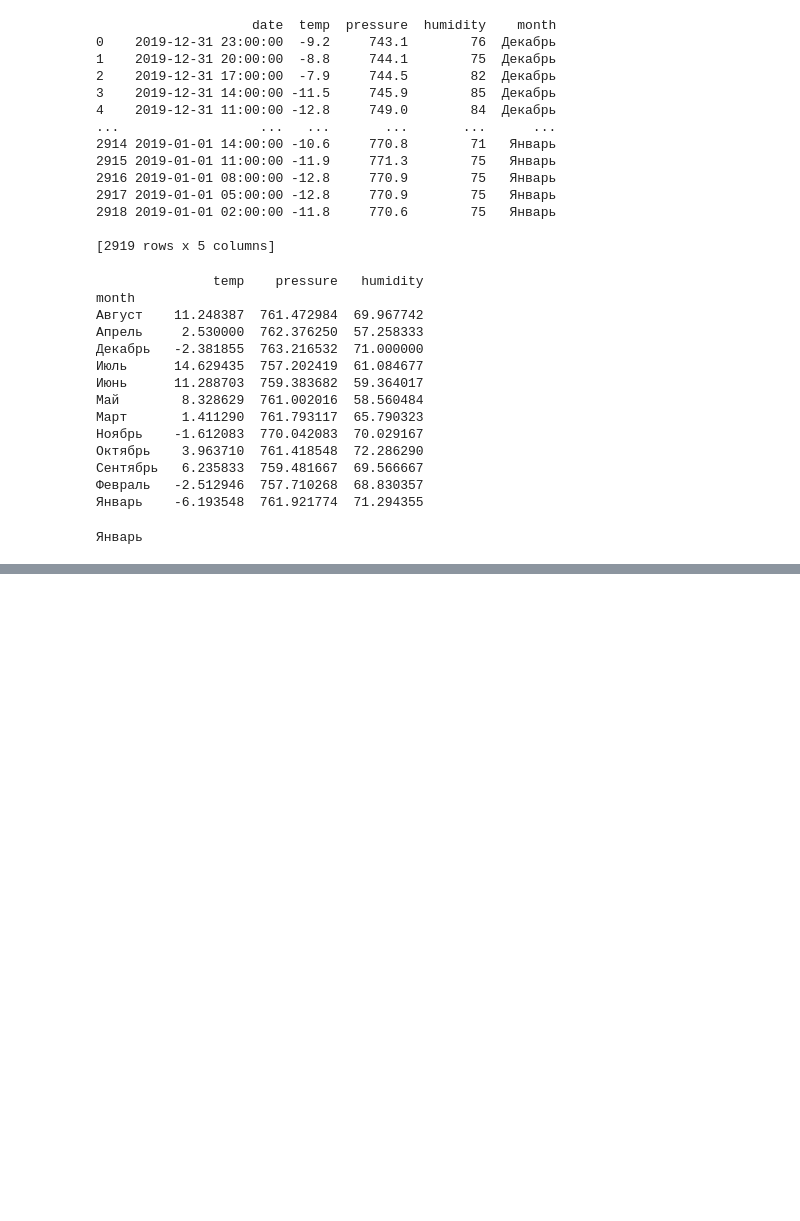
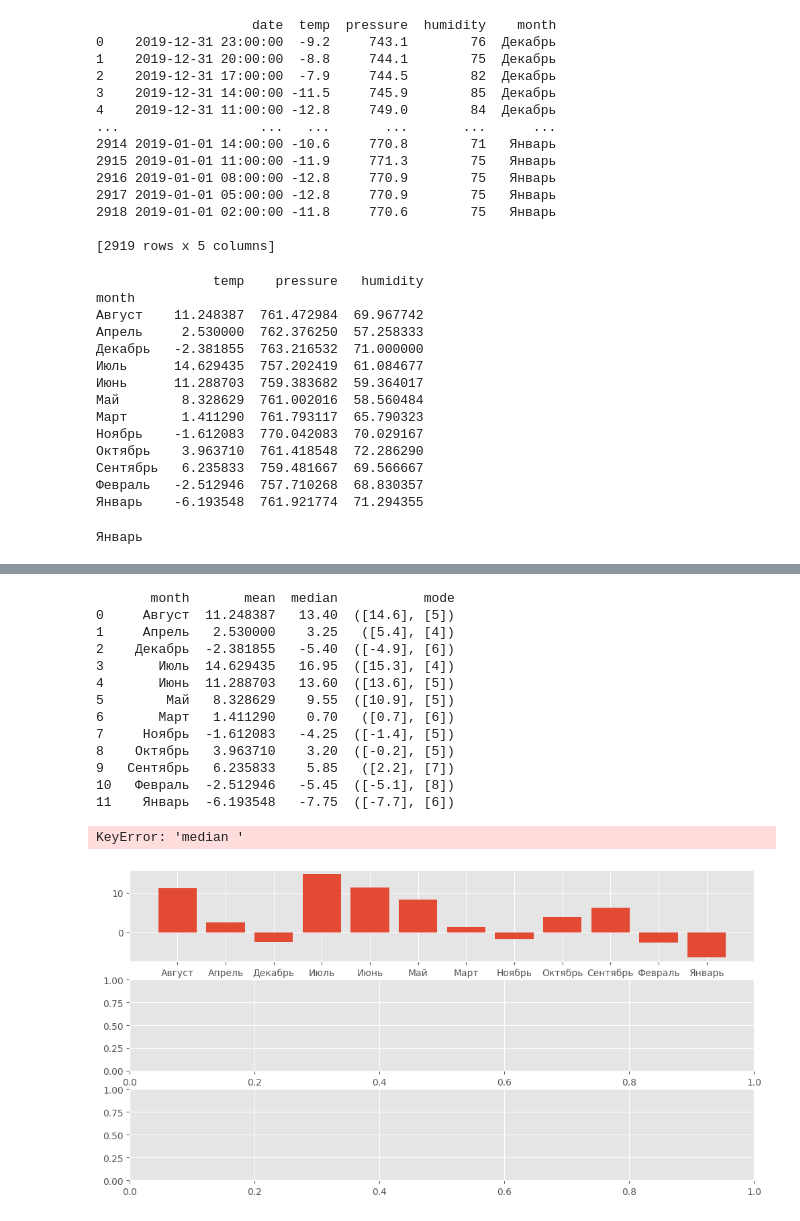
Before and after one commit to ConstantinePluss/Python, a Jupyter notebook: Chapter 4/Глава 4_1.ipynb, the cells around one changed output, grey strips where cells are left out. Drawn from its saved outputs; the diff is of its cells as text; code cells hidden in the pictures; blank space fills up the shorter version.

```diff
--- a/Chapter 4/Глава 4_1.ipynb
+++ b/Chapter 4/Глава 4_1.ipynb
@@ -162,0 +172,8 @@ else:
+# %%
+import matplotlib.pyplot as plt
+import pandas as pd
+import numpy as np
+from scipy import stats
+
+df = df.groupby('month')['temp'].agg([np.mean, np.median, stats.mode])
+print(df)
@@ -162,0 +195,30 @@ else:
+# %%
+df = df.reset_index(level='month')
+# %%
+print(df)
+
+fig, (ax1,ax2, ax3) = plt.subplots(nrows = 3, ncols = 1, figsize = (12,6))
+#fig.set_figwidth(12)
+#fig.set_figheight(6)
+
+
+ax1.bar(df['month'], df['mean'])
+ax2.bar(df['month'], df['median'])
+ax3.bar(df['month'], df['median'])
+plt.show()
+# %% [output]
+       month       mean  median           mode
+0     Август  11.248387   13.40  ([14.6], [5])
+1     Апрель   2.530000    3.25   ([5.4], [4])
+2    Декабрь  -2.381855   -5.40  ([-4.9], [6])
+3       Июль  14.629435   16.95  ([15.3], [4])
+4       Июнь  11.288703   13.60  ([13.6], [5])
+5        Май   8.328629    9.55  ([10.9], [5])
+6       Март   1.411290    0.70   ([0.7], [6])
+7     Ноябрь  -1.612083   -4.25  ([-1.4], [5])
+8    Октябрь   3.963710    3.20  ([-0.2], [5])
+9   Сентябрь   6.235833    5.85   ([2.2], [7])
+10   Февраль  -2.512946   -5.45  ([-5.1], [8])
+11    Январь  -6.193548   -7.75  ([-7.7], [6])
+KeyError: 'median '
+[figure, added]
```
Also changed, not shown: parts of 5 cells of this notebook, 5 other files.
